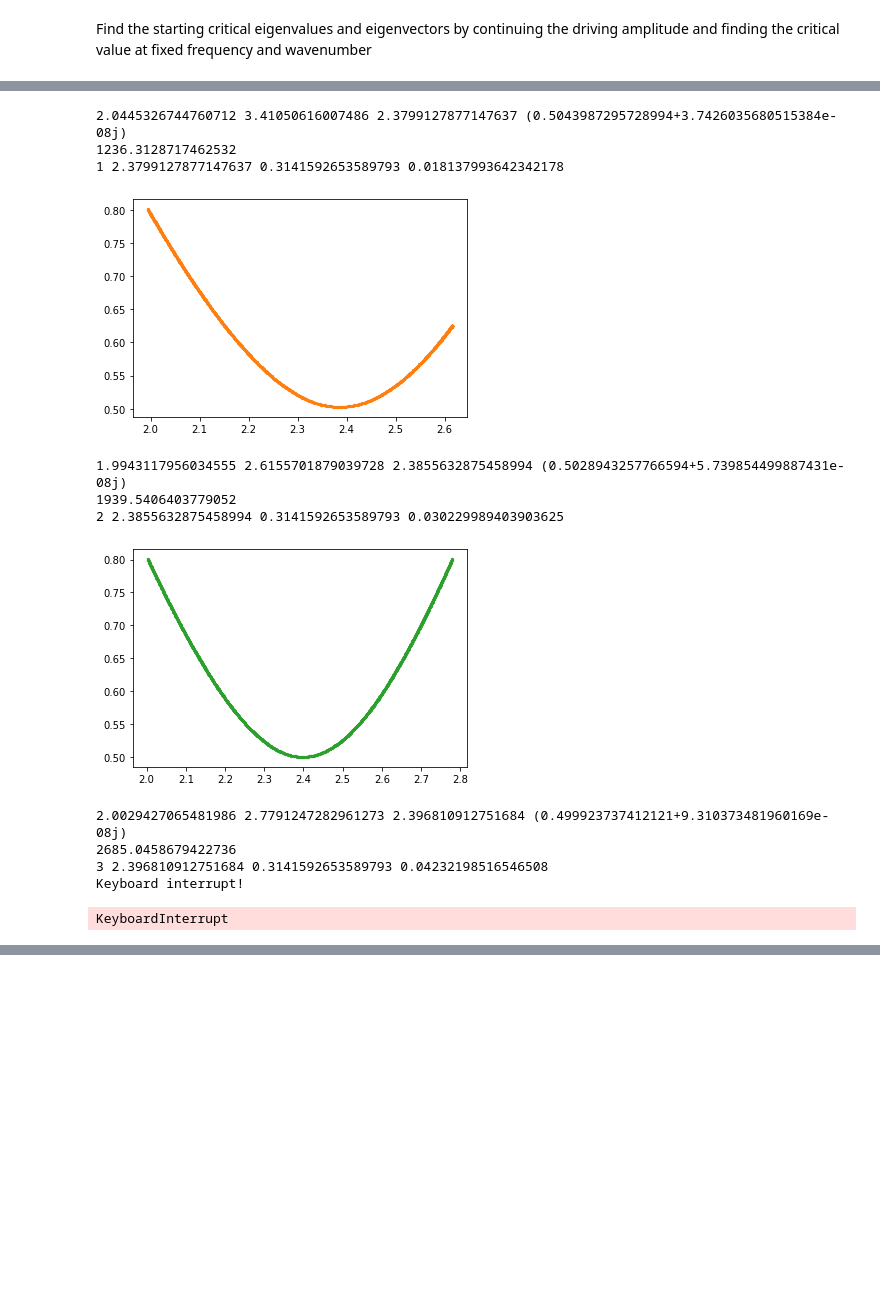
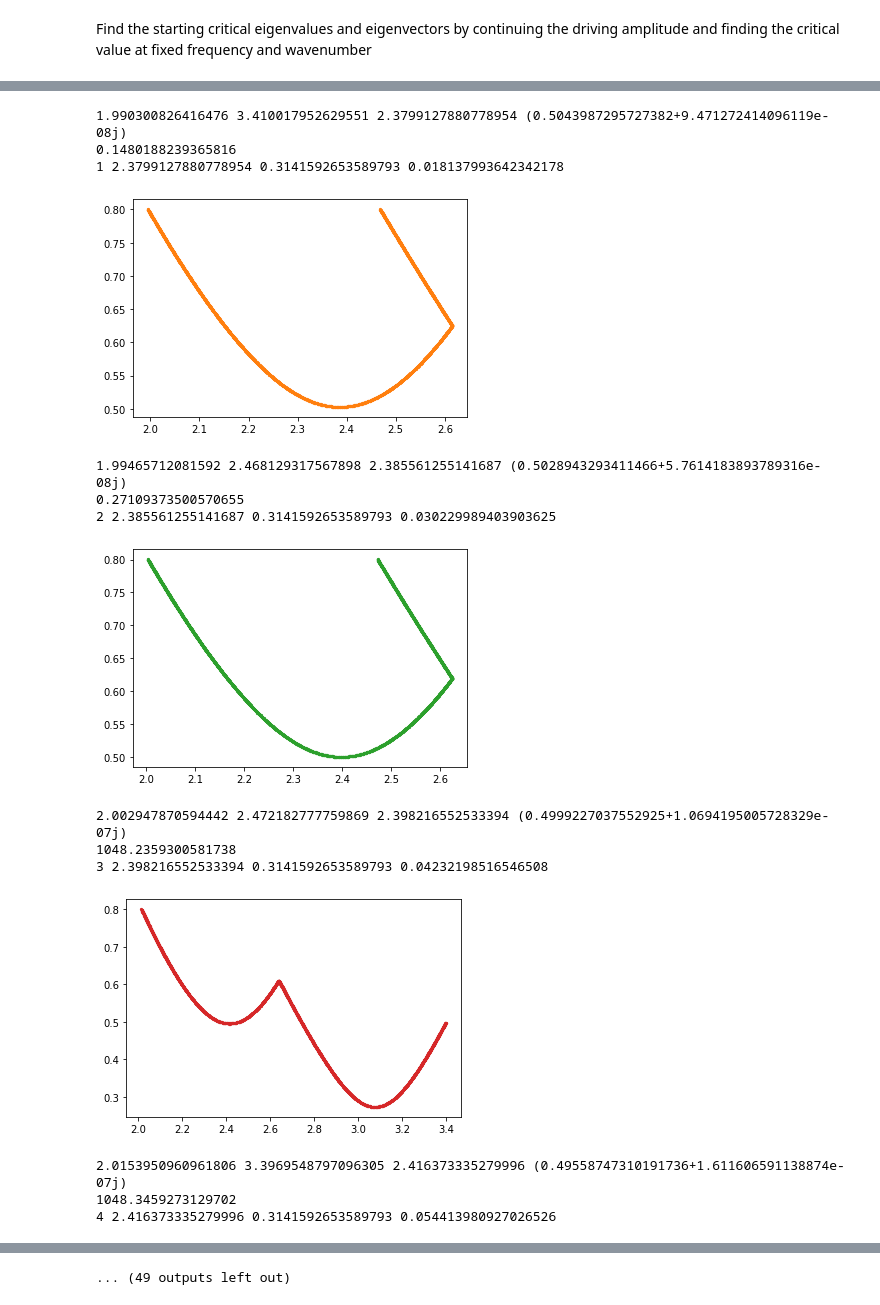
Before and after one commit to znicolaou/viscidfaraday, a Jupyter notebook: viscid_notebook.ipynb, the cells around one changed output, grey strips where cells are left out. Cells and saved outputs as stored; diff of their text form; code cells hidden in the pictures; blank space fills up the shorter version.

```diff
--- a/viscid_notebook.ipynb
+++ b/viscid_notebook.ipynb
@@ -477,9 +477,12 @@ newdir[:s]=dir0[s:2*s]
 newdir[s:2*s]=-dir0[:s]
 newdir[2*s]=dir0[2*s+1]
 newdir[2*s+1]=-dir0[2*s]
-newdir[2*s+2]=2*dir0[2*s+2]
+newdir[2*s+2]=dir0[2*s+2]
 dir0=newdir
 
+argsdict['epdir']=1E-8
+
+argsdict['verbose']=3
 argsdict['itmax']=5
 argsdict['pari']=0.0
 argsdict['parf']=0.05
@@ -979,7 +982,7 @@ argsdict['epsu']=1E-6
 argsdict['epstp']=np.inf
 argsdict['epdir']=1E-2
 argsdict['Nsteps']=5000
-overwrite=False
+overwrite=True
 load=False
 
 print(ks)
@@ -1184,8 +1177,8 @@ order=np.argsort(evals)
 
 argsdict['verbose']=2
 argsdict['lambdamax']=np.inf
-ds=2E-2
-dsmax=1E-1
+ds=1E-2
+dsmax=2E-2
 argsdict['itmax']=10
 argsdict['ds']=ds/10
 argsdict['dsmax']=dsmax
@@ -1195,9 +1188,6 @@ argsdict['epsu']=1E-3
 argsdict['epstp']=1E-1
 argsdict['thmu']=5E0
 argsdict['thl']=5E-1
-
-np.random.seed(1)
-
 
 ads01=[]
 ads02=[]
@@ -1213,10 +1203,8 @@ omegas02=[]
 omegas03=[]
 dirs01=[]
 
-# load=True
-# overwrite=False
-load=False
-overwrite=False
+load=True
+overwrite=True
 
 start=timeit.default_timer()
 for j in range(2):
@@ -1499,10 +1435,10 @@ vssweep=[]
 wssweep=[]
 dirsweep=[]
 dssweep=[]
-argsdict['verbose']=1
+argsdict['verbose']=0
 argsdict['lambdamax']=admax
 
-# ds=1E-2
+# ds=2E-3
 ds=1E-3
 ds0=ds
 argsdict['dsmax']=ds
@@ -1520,12 +1456,11 @@ argsdict['thu']=1E-4
 
 argsdict['itmax']=10
 argsdict['Nsteps']=5000
-np.random.seed(1)
 
 print(ks)
 print(len(ks))
-load=False
-overwrite=False
+load=True
+overwrite=True
 
 l=0
 
@@ -1612,14 +1547,10 @@ for j in range(2):
             argsdict['parf']=np.min([freq0+dfreq,maxfreq])
 
             argsdict['ds']=ds0
-            np.random.seed(l)
-#             ads2,vs2,ws2,pars2,dirs2,dss2=viscid.pseudocont(ad0, vs0, ws0, mat, argsdict, mat2, real=True)
-            ads2,vs2,ws2,pars2,dirs2,dss2=viscid.pseudocont(ad0, vs0, ws0, mat, argsdict, mat2)
+            ads2,vs2,ws2,pars2,dirs2,dss2=viscid.pseudocont(ad0, vs0, ws0, mat, argsdict, mat2, real=1)
             argsdict['freq']=freq0
             argsdict['ds']=-ds0
-            np.random.seed(l)
-#             ads3,vs3,ws3,pars3,dirs3,dss3=viscid.pseudocont(ad0, vs0, ws0, mat, argsdict, mat2, real=True)
-            ads3,vs3,ws3,pars3,dirs3,dss3=viscid.pseudocont(ad0, vs0, ws0, mat, argsdict, mat2)
+            ads3,vs3,ws3,pars3,dirs3,dss3=viscid.pseudocont(ad0, vs0, ws0, mat, argsdict, mat2, real=1)
 
 
             freqsweep=freqsweep+[np.flip(pars3).tolist()+pars2]
@@ -1685,13 +1615,15 @@ Keyboard interrupt!
-2.0445326744760712 3.41050616007486 2.3799127877147637 (0.5043987295728994+3.7426035680515384e-08j)
-1236.3128717462532
-1 2.3799127877147637 0.3141592653589793 0.018137993642342178
+1.990300826416476 3.410017952629551 2.3799127880778954 (0.5043987295727382+9.471272414096119e-08j)
+0.1480188239365816
+1 2.3799127880778954 0.3141592653589793 0.018137993642342178
-[figure, old version]
+[figure, new version]
-1.9943117956034555 2.6155701879039728 2.3855632875458994 (0.5028943257766594+5.739854499887431e-08j)
-1939.5406403779052
-2 2.3855632875458994 0.3141592653589793 0.030229989403903625
+1.99465712081592 2.468129317567898 2.385561255141687 (0.5028943293411466+5.7614183893789316e-08j)
+0.27109373500570655
+2 2.385561255141687 0.3141592653589793 0.030229989403903625
-[figure, old version]
+[figure, new version]
-2.0029427065481986 2.7791247282961273 2.396810912751684 (0.499923737412121+9.310373481960169e-08j)
-2685.0458679422736
-3 2.396810912751684 0.3141592653589793 0.04232198516546508
-Keyboard interrupt!
+2.002947870594442 2.472182777759869 2.398216552533394 (0.4999227037552925+1.0694195005728329e-07j)
+1048.2359300581738
+3 2.398216552533394 0.3141592653589793 0.04232198516546508
+[figure, added]
-KeyboardInterrupt
+2.0153950960961806 3.3969548797096305 2.416373335279996 (0.49558747310191736+1.611606591138874e-07j)
+1048.3459273129702
+4 2.416373335279996 0.3141592653589793 0.054413980927026526
@@ -1698,3 +1635,4 @@ KeyboardInterrupt
+... (49 outputs left out)
 # %%
 iadssweep=[np.load('data/theory/i%iads.npy'%(i)) for i in range(2*len(ks))]
 ivssweep=[np.load('data/theory/i%ivs.npy'%(i)) for i in range(2*len(ks))]
```
Also changed, not shown: parts of 19 cells of this notebook, 2 other files.
